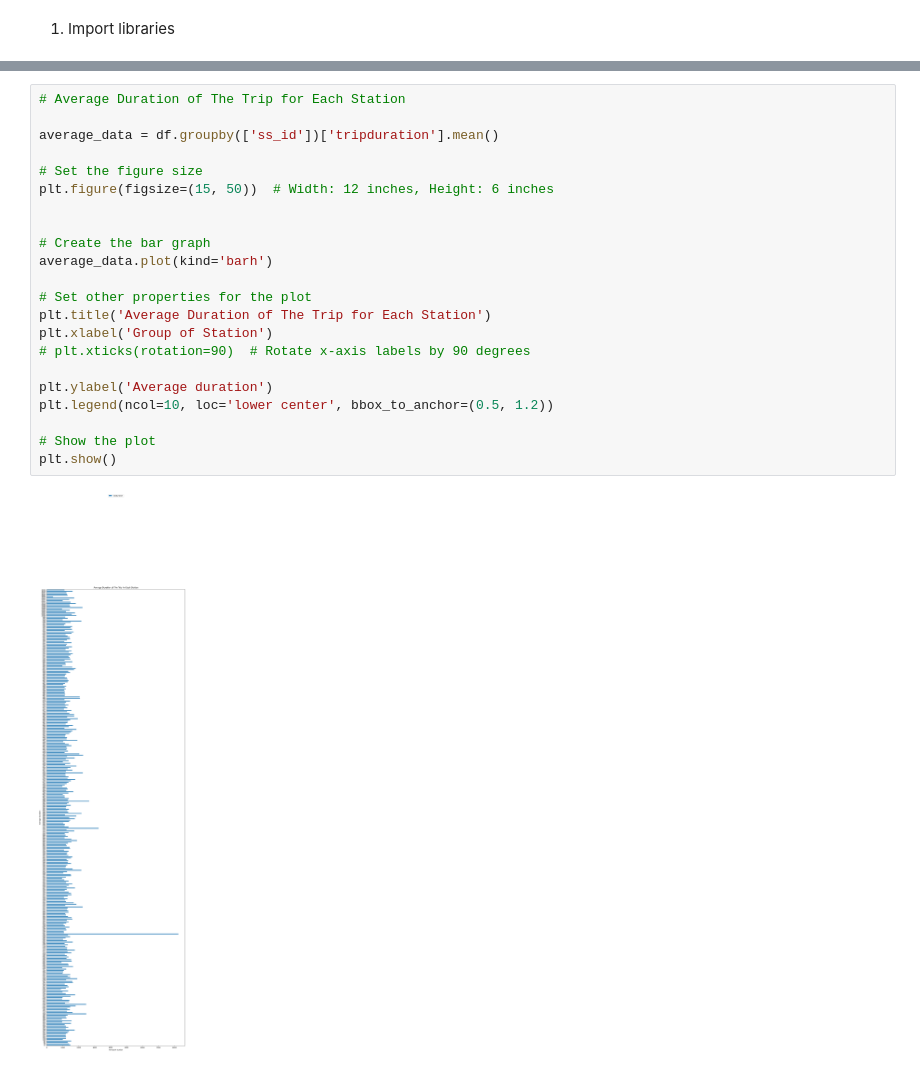
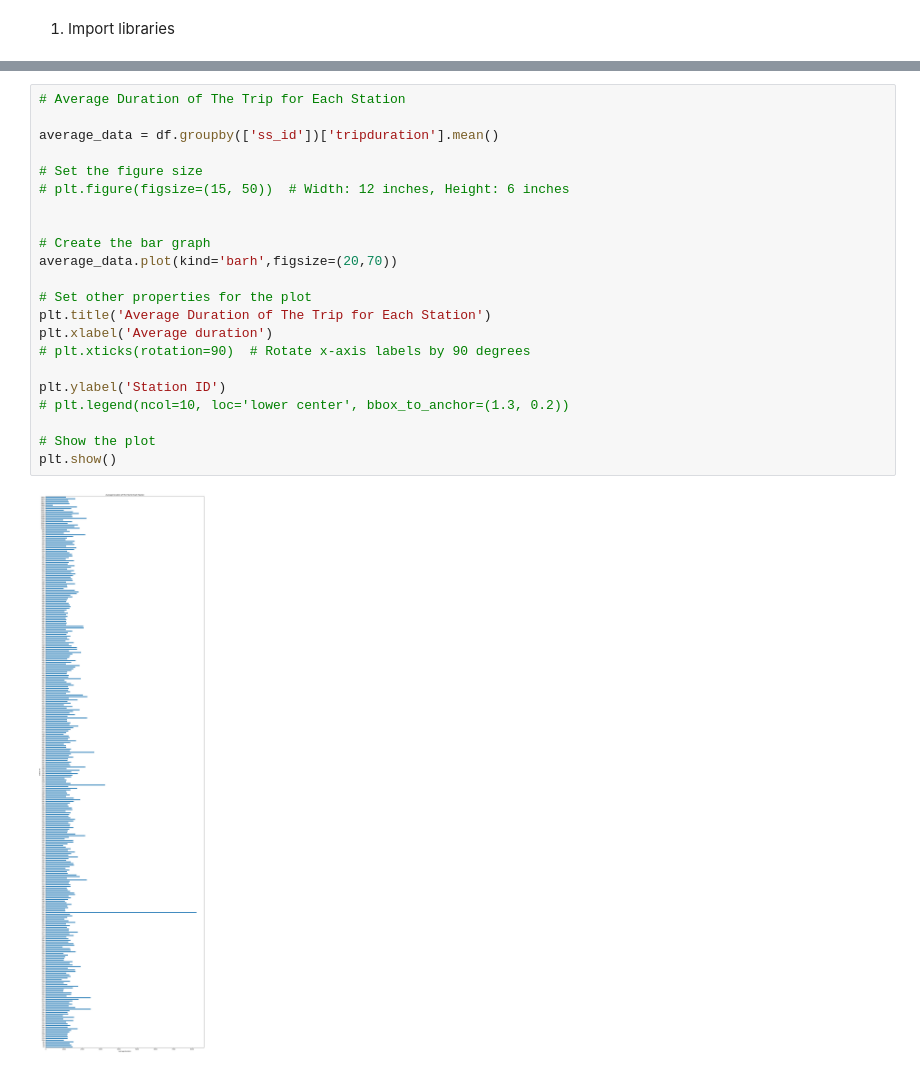
Before and after one commit to AveryGrouette/Group10_Final_Project, a Jupyter notebook: DataVisualizationExploration.ipynb, the cells around one changed output, grey strips where cells are left out. Cells and saved outputs as stored; diff of their text form.

```diff
--- a/DataVisualizationExploration.ipynb
+++ b/DataVisualizationExploration.ipynb
@@ -35,24 +31,24 @@ plt.show()
 # %%
 # Average Duration of The Trip for Each Station
 
 average_data = df.groupby(['ss_id'])['tripduration'].mean()
 
 # Set the figure size
-plt.figure(figsize=(15, 50))  # Width: 12 inches, Height: 6 inches
+# plt.figure(figsize=(15, 50))  # Width: 12 inches, Height: 6 inches
 
 
 # Create the bar graph
-average_data.plot(kind='barh')
+average_data.plot(kind='barh',figsize=(20,70))
 
 # Set other properties for the plot
 plt.title('Average Duration of The Trip for Each Station')
-plt.xlabel('Group of Station')
+plt.xlabel('Average duration')
 # plt.xticks(rotation=90)  # Rotate x-axis labels by 90 degrees
 
-plt.ylabel('Average duration')
-plt.legend(ncol=10, loc='lower center', bbox_to_anchor=(0.5, 1.2))
+plt.ylabel('Station ID')
+# plt.legend(ncol=10, loc='lower center', bbox_to_anchor=(1.3, 0.2))
 
 # Show the plot
 plt.show()
 # %% [output]
-[figure, old version]
+[figure, new version]
```
Also changed, not shown: parts of 3 cells of this notebook.
